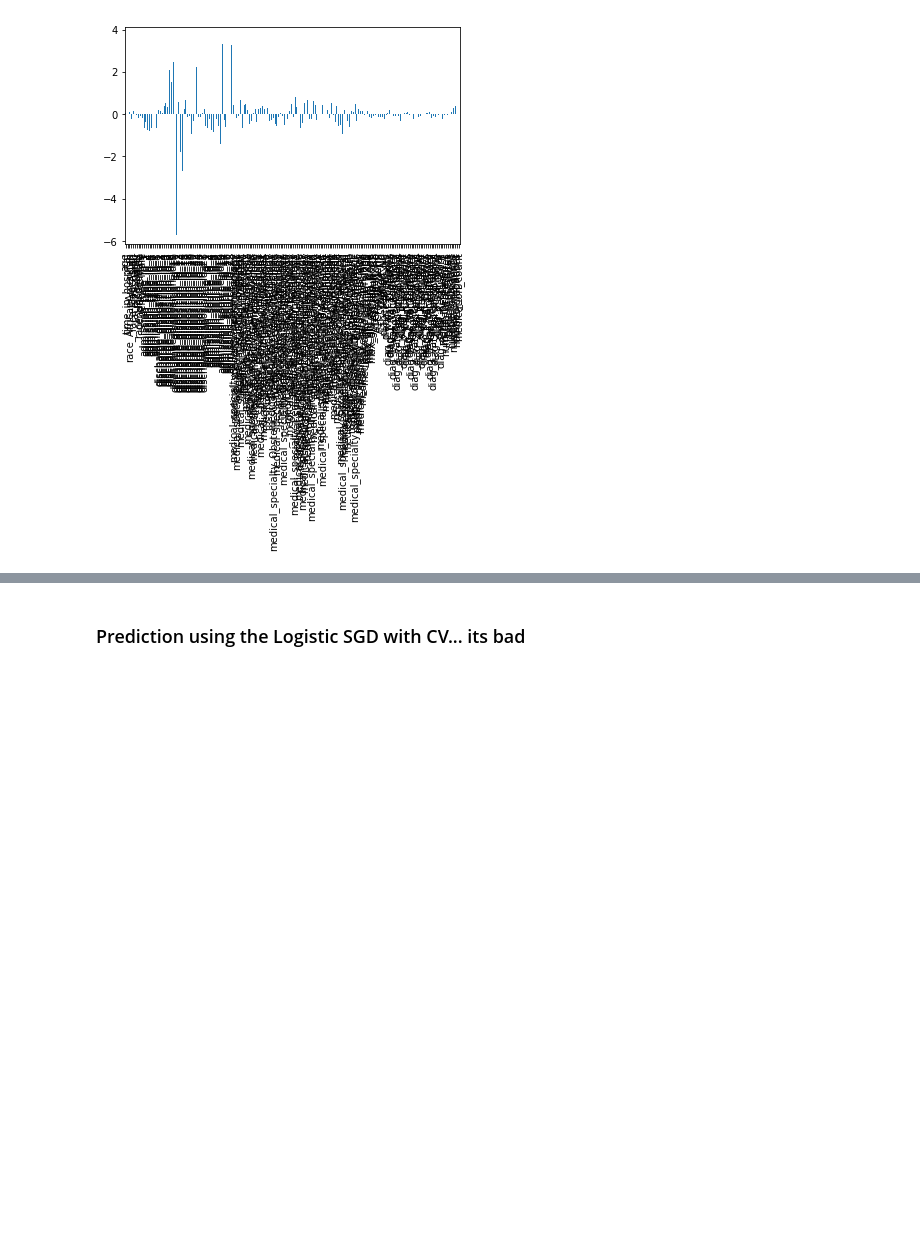
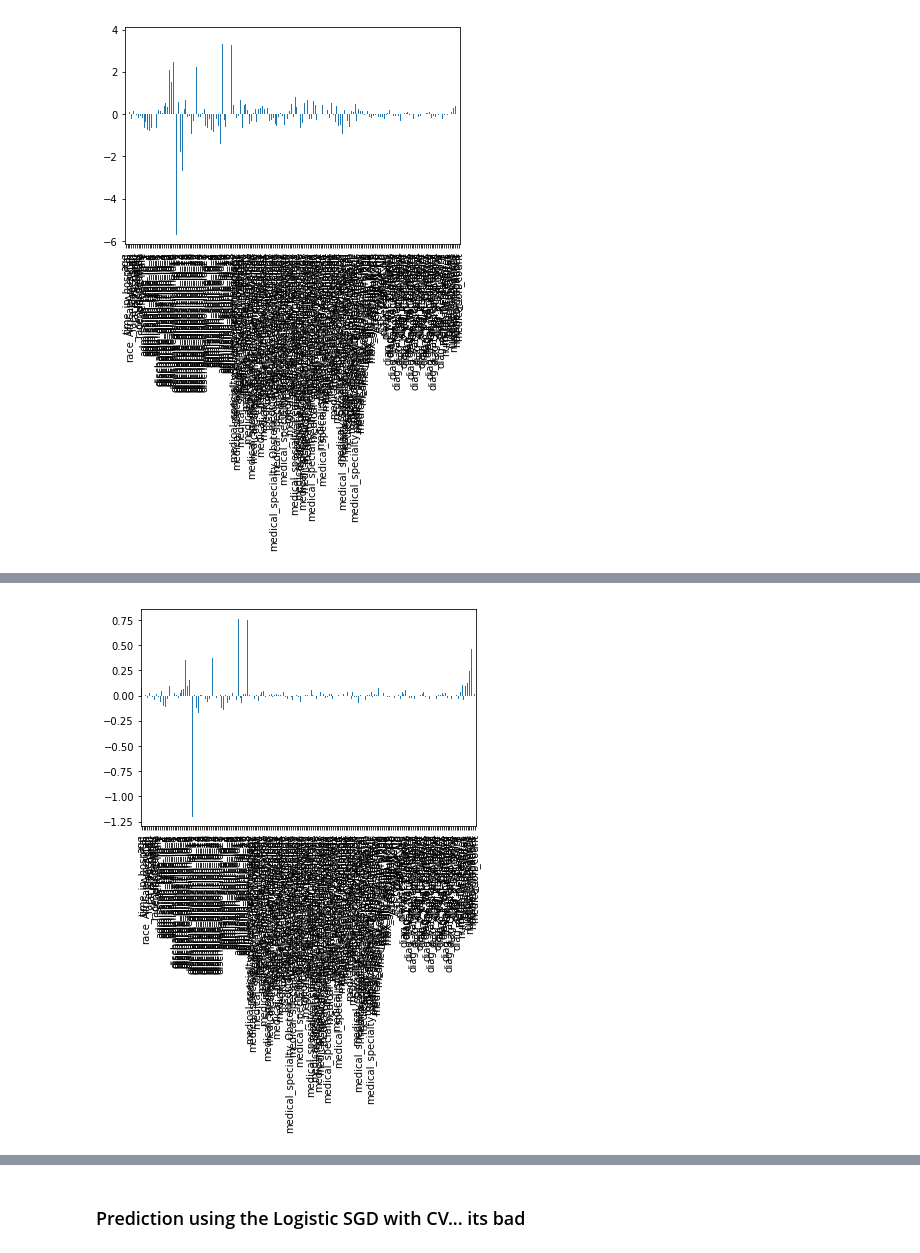
Before and after one commit to mltran2017/MSDS7331, a Jupyter notebook: notebook/MiniLab1/ZG_Diabetes_Logistic.ipynb, the cells around one changed output, grey strips where cells are left out. Cells and saved outputs as stored; diff of their text form; code cells hidden in the pictures; blank space fills up the shorter version.

Commit message:
Logistic

```diff
--- a/notebook/MiniLab1/ZG_Diabetes_Logistic.ipynb
+++ b/notebook/MiniLab1/ZG_Diabetes_Logistic.ipynb
@@ -144,0 +212,14 @@ print(f1, acc, roc)
+# %%
+from sklearn.preprocessing import StandardScaler
+scl_obj = StandardScaler()
+
+scl_obj.fit(x_train)
+x_test_scaled = scl_obj.transform(x_test)
+
+x_train_scaled = scl_obj.transform(x_train)
+x_test_scaled = scl_obj.transform(x_test)
+# %%
+%%time
+#Logistic Regression
+model = LogisticRegression()
+model.fit(x_train_scaled, y_train)
@@ -144,0 +255,5 @@ print(f1, acc, roc)
+# %%
+pd.Series(model.coef_[0].T, index = x_train.columns).plot(kind = 'bar')
+plt.show()
+# %% [output]
+[figure, added]
```
Also changed, not shown: parts of 33 cells of this notebook.
